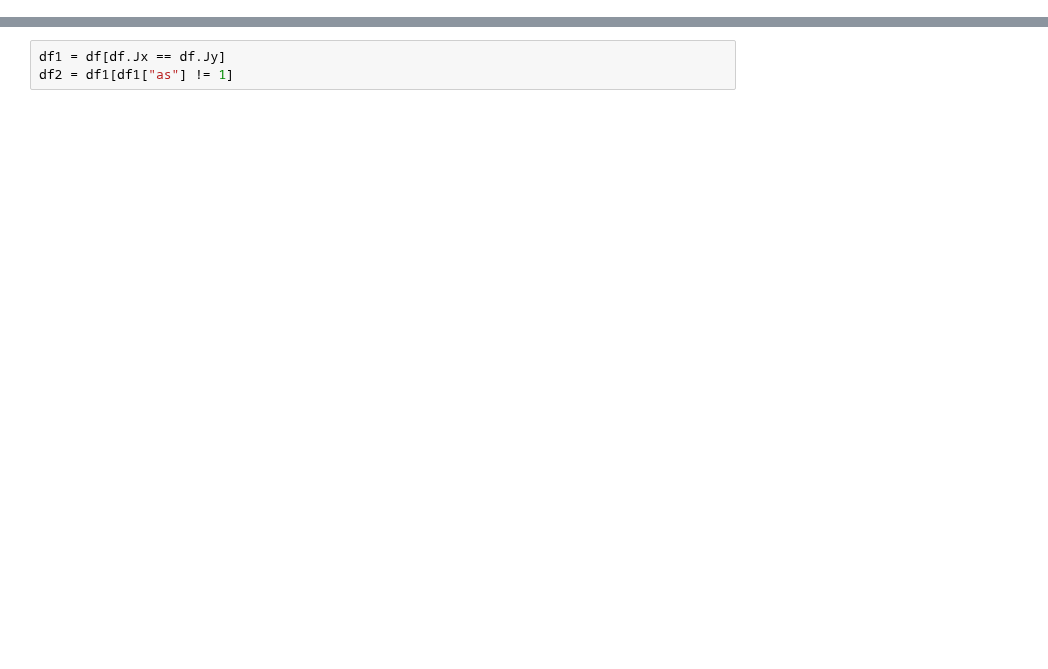
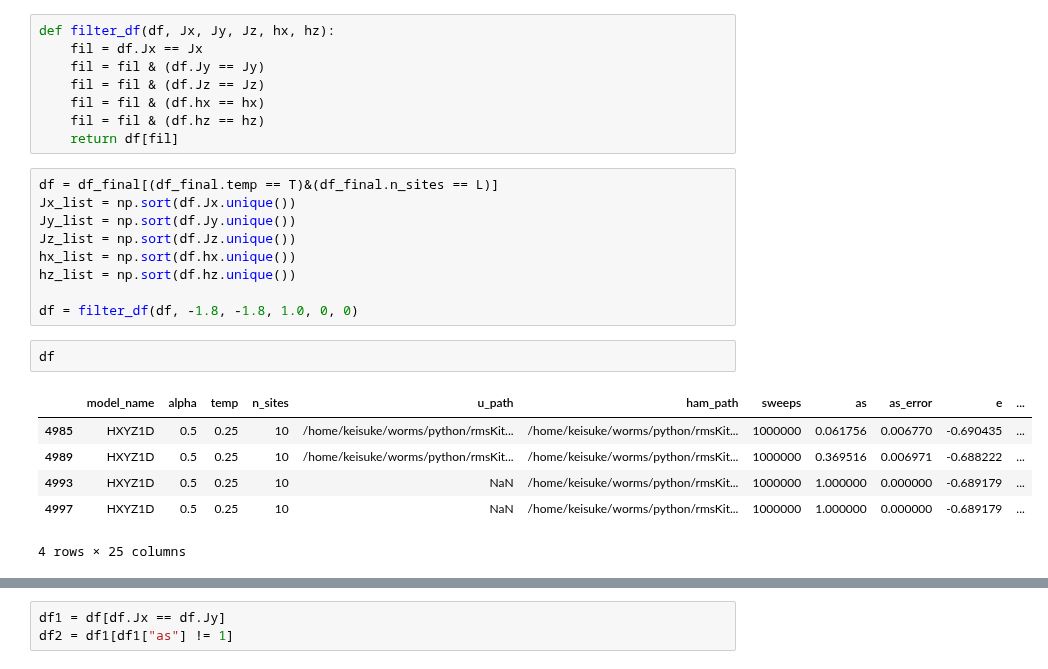
Before and after one commit to MKrbm/worms, a Jupyter notebook: python/visualize/visualize_hxyz1d.ipynb, the cells around one changed output, grey strips where cells are left out. Saved outputs shown, nothing was run; the diff lists cells and outputs as text; blank space fills up the shorter version.

```diff
--- a/python/visualize/visualize_hxyz1d.ipynb
+++ b/python/visualize/visualize_hxyz1d.ipynb
@@ -47,2 +161,28 @@ df_final.temperature.unique(), df_final.n_sites.unique()
 # %% [output]
 (array([1.  , 0.25]), array([10, 11, 15]))
+# %%
+def filter_df(df, Jx, Jy, Jz, hx, hz):
+    fil = df.Jx == Jx
+    fil = fil & (df.Jy == Jy)
+    fil = fil & (df.Jz == Jz)
+    fil = fil & (df.hx == hx)
+    fil = fil & (df.hz == hz)
+    return df[fil]
+# %%
+df = df_final[(df_final.temp == T)&(df_final.n_sites == L)]
+Jx_list = np.sort(df.Jx.unique())
+Jy_list = np.sort(df.Jy.unique())
+Jz_list = np.sort(df.Jz.unique())
+hx_list = np.sort(df.hx.unique())
+hz_list = np.sort(df.hz.unique())
+
+df = filter_df(df, -1.8, -1.8, 1.0, 0, 0)
+# %%
+df
+# %% [output]
+|  | model_name | alpha | temp | n_sites | u_path | ham_path | sweeps | as | as_error | e | ... |
+| 4985 | HXYZ1D | 0.5 | 0.25 | 10 | /home/keisuke/worms/python/rmsKit... | /home/keisuke/worms/python/rmsKit... | 1000000 | 0.061756 | 0.006770 | -0.690435 | ... |
+| 4989 | HXYZ1D | 0.5 | 0.25 | 10 | /home/keisuke/worms/python/rmsKit... | /home/keisuke/worms/python/rmsKit... | 1000000 | 0.369516 | 0.006971 | -0.688222 | ... |
+| 4993 | HXYZ1D | 0.5 | 0.25 | 10 | NaN | /home/keisuke/worms/python/rmsKit... | 1000000 | 1.000000 | 0.000000 | -0.689179 | ... |
+| 4997 | HXYZ1D | 0.5 | 0.25 | 10 | NaN | /home/keisuke/worms/python/rmsKit... | 1000000 | 1.000000 | 0.000000 | -0.689179 | ... |
+4 rows × 25 columns
```
Also changed, not shown: parts of 15 cells of this notebook, 1 other file.
